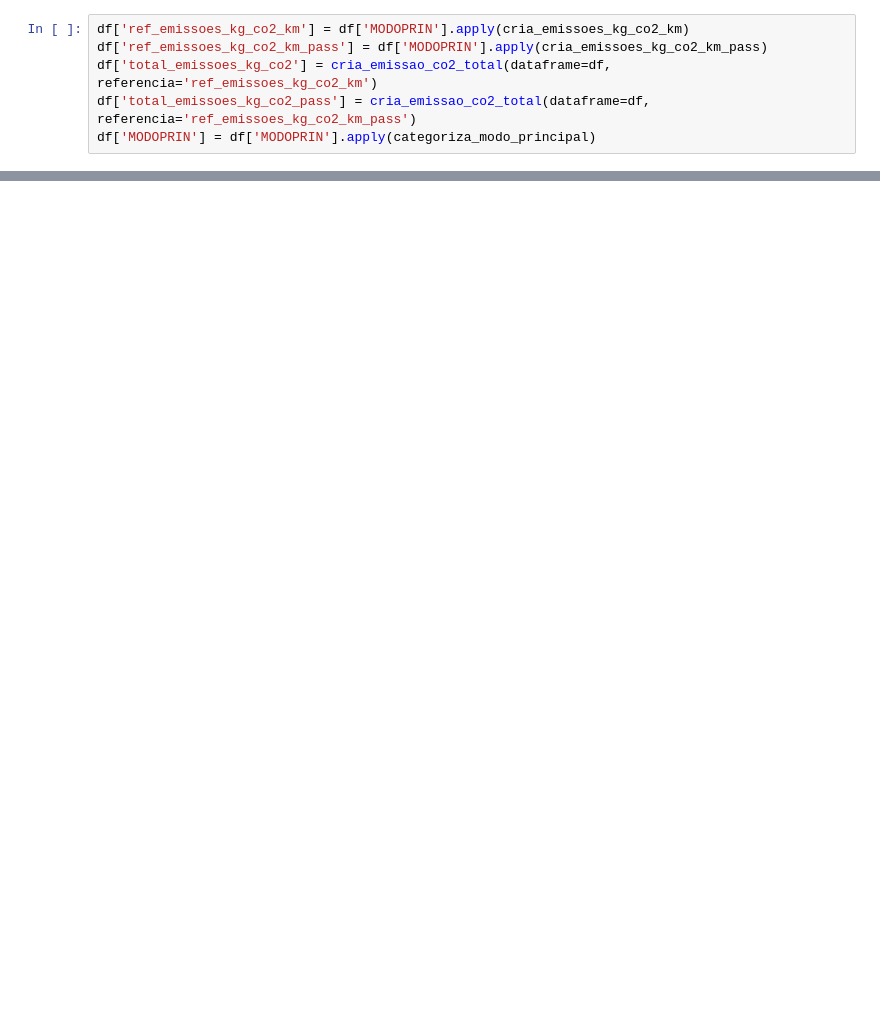
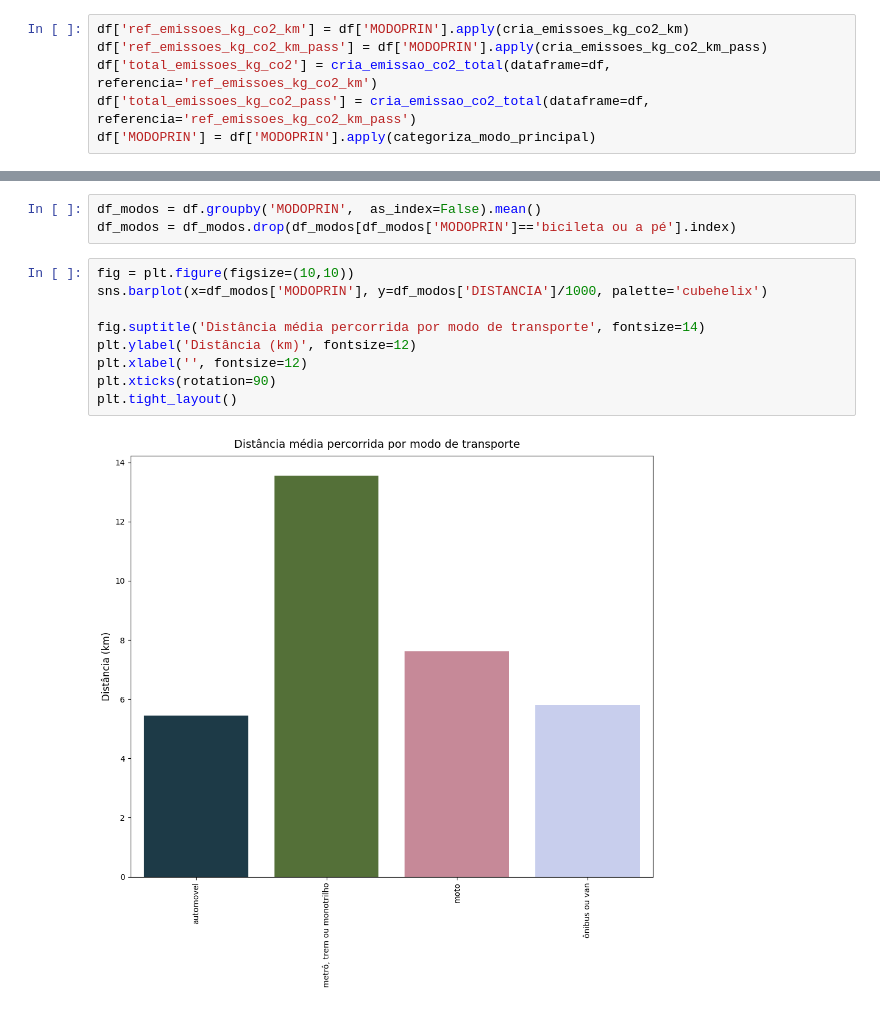
Before and after one commit to LissesCastro/Mobilidade-e-CO2, a Jupyter notebook: analise.ipynb, the cells around one changed output, grey strips where cells are left out. Saved outputs shown, nothing was run; the diff lists cells and outputs as text; blank space fills up the shorter version.

```diff
--- a/analise.ipynb
+++ b/analise.ipynb
@@ -341,0 +135,14 @@ memory usage: 54.4 MB
+# %%
+df_modos = df.groupby('MODOPRIN',  as_index=False).mean()
+df_modos = df_modos.drop(df_modos[df_modos['MODOPRIN']=='bicileta ou a pé'].index)
+# %%
+fig = plt.figure(figsize=(10,10))
+sns.barplot(x=df_modos['MODOPRIN'], y=df_modos['DISTANCIA']/1000, palette='cubehelix')
+
+fig.suptitle('Distância média percorrida por modo de transporte', fontsize=14)
+plt.ylabel('Distância (km)', fontsize=12)
+plt.xlabel('', fontsize=12)
+plt.xticks(rotation=90)
+plt.tight_layout()
+# %% [output]
+[figure, added]
```
Also changed, not shown: parts of 24 cells of this notebook, 19 other files.
